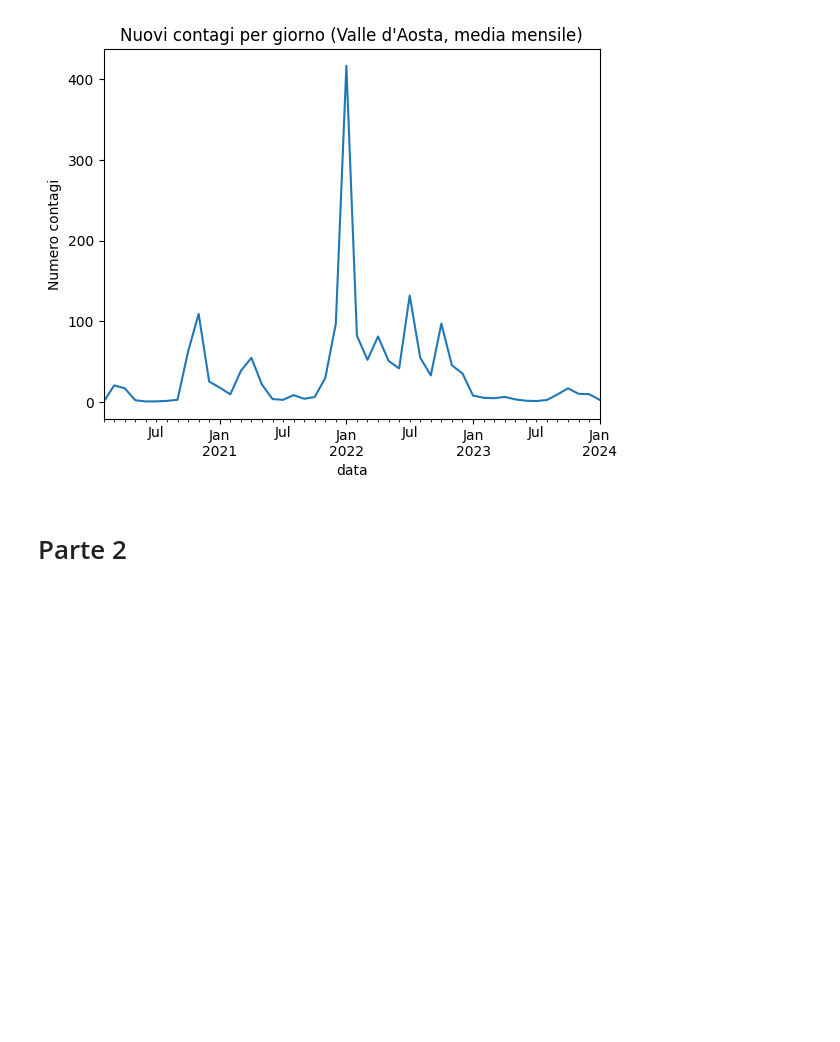
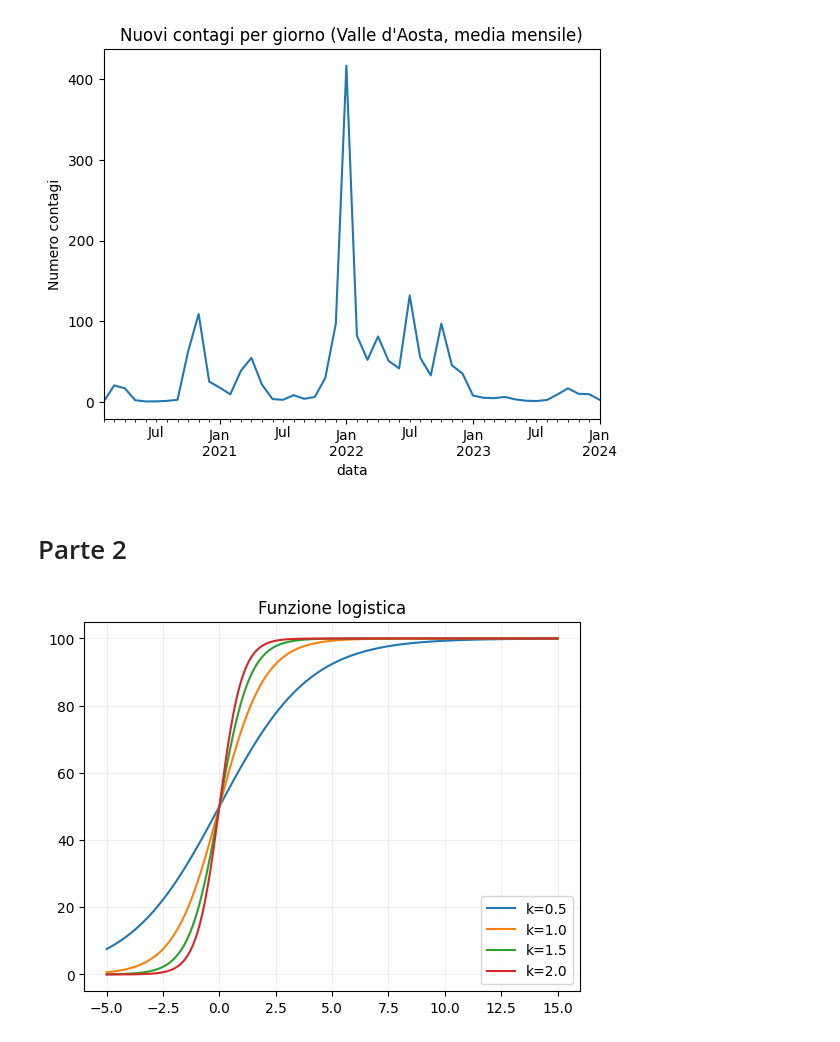
Before and after one commit to D4wnstar/analisi-covid-trmd, a Jupyter notebook: src/analisi.ipynb, the cells around one changed output. Drawn from its saved outputs; the diff is of its cells as text; code cells hidden in the pictures; blank space fills up the shorter version.

```diff
--- a/src/analisi.ipynb
+++ b/src/analisi.ipynb
@@ -66,4 +71,0 @@ import numpy as np
-# %%
-def logistic(t: float, t_0: float, k: float, N: int):
-    """Calcola la funzione logisitica nel punto `t`"""
-    return N / (1 + np.exp(-k*(t - t_0)))
@@ -69,0 +77,30 @@ def logistic(t: float, t_0: float, k: float, N: int):
+# %%
+def date_diff_to_int(t: Timestamp | DatetimeIndex, t_0: Timestamp):
+    """
+    Funzione di convenienza che trasforma date in un intero che denota la distanza in giorni
+    Argomenti:
+    t (Timestamp | DatetimeIndex): un Timestamp o un DatetimeIndex di pandas
+    t_0 (Timestamp): il Timestamp rispetto al quale verrà calcolata la differenza
+    Nota: la differenza non è assoluta ed è negativa se t < t_0
+    """
+    return (t - t_0).days
+# %%
+def logistic(t: float | Timestamp | DatetimeIndex, t_0: float | str | Timestamp, k: float, N_tot: int):
+    """
+    Calcola la funzione logisitica al tempo `t`
+    Argomenti:
+    t (float | Timestamp | DatetimeIndex): il tempo a cui calcolare la funzione. Può anche essere un
+    Timestamp scalare o un DatetimeIndex di pandas. Nel caso di un DatetimeIndex, calcola la funzione per
+    ogni valore dell'indice
+    t_0 (float | str | Timestamp): il tempo d'inizio dell'evento. Se è la stringa "auto" e `t` è un array,
+    si imposta automaticamente come il valore mediano dell'array (arrotondato per difetto)
+    k (float): il tasso di propagazione
+    N_tot (int): il numero totale di casi a fine evento
+    """
+    if t_0 == "auto" and hasattr(t, "__len__"):
+        t_0 = t[len(t) // 2]
+    if isinstance(t, (Timestamp, DatetimeIndex)) and isinstance(t_0, Timestamp):
+        diff = date_diff_to_int(t, t_0)
+    else:
+        diff = t - t_0
+    return N_tot / (1 + np.exp(-k * diff))
@@ -69,0 +134,11 @@ def logistic(t: float, t_0: float, k: float, N: int):
+# %%
+x = np.linspace(-5, 15, 1000)
+# %%
+# Alcuni test per vedere se la funzione logistica è corretta
+for k in [0.5, 1.0, 1.5, 2.0]:
+    plt.plot(x, logistic(x, 0, k, 100), label=f"k={k}")
+plt.legend(loc="lower right")
+plt.title("Funzione logistica")
+plt.grid(alpha=0.2)
+# %% [output]
+[figure, added]
```
Also changed, not shown: parts of 22 cells of this notebook, 2 other files.
